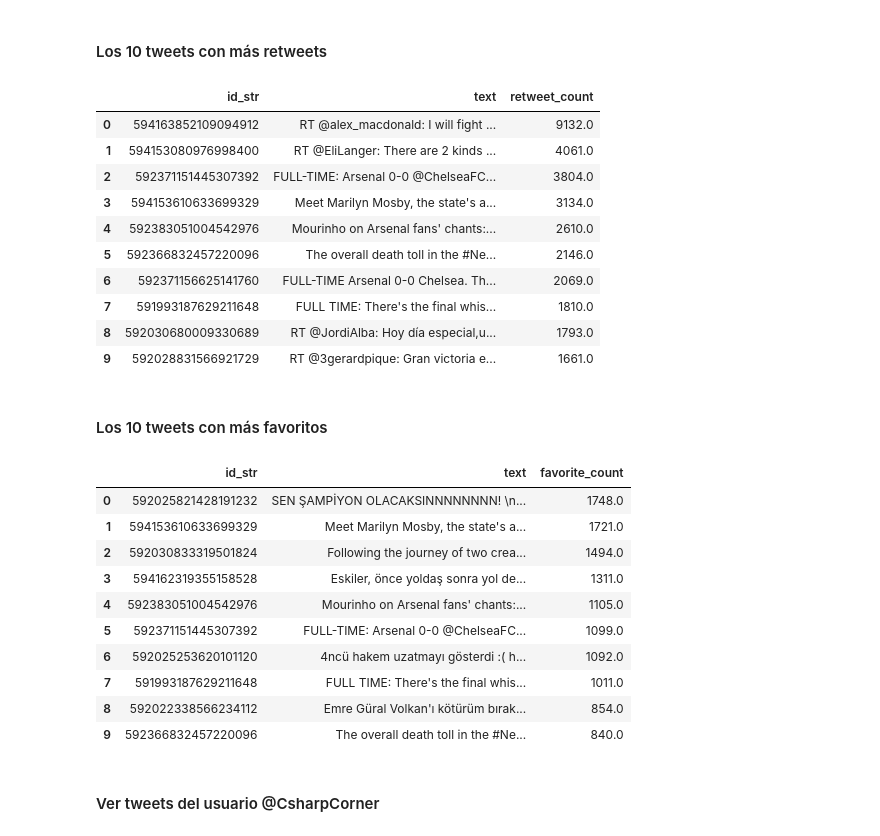
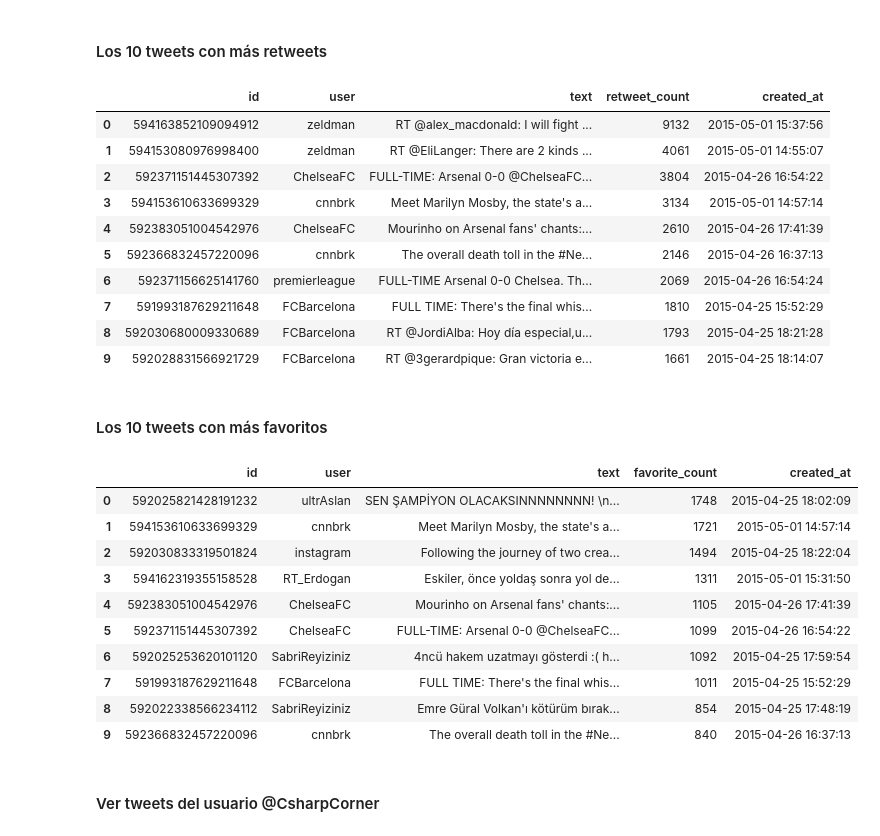
Before and after one commit to javoeria/data-science, a Jupyter notebook: mongodb/pymongo_1.ipynb, the cells around one changed output. Saved outputs shown, nothing was run; the diff lists cells and outputs as text; code cells hidden in the pictures.

```diff
--- a/mongodb/pymongo_1.ipynb
+++ b/mongodb/pymongo_1.ipynb
@@ -21,37 +21,59 @@ print(collection.count(), 'documents')
 # %% [markdown]
 #### Los 10 tweets con más retweets
 # %%
-max_retweets = collection.find().sort('retweet_count', -1).limit(10)
-data = pd.DataFrame(list(max_retweets), columns=['id_str', 'text', 'retweet_count'])
+pipeline = [
+    {'$project':
+      {
+        'id': '$id_str', 'text': '$text', 'user': '$user.screen_name',
+        'retweet_count': {'$toInt': '$retweet_count'},
+        'created_at': {'$dateFromString': {'dateString': '$created_at'}}
+      }
+    },
+    {'$sort': {'retweet_count': -1}},
+    {'$limit': 10}
+]
+max_retweets = collection.aggregate(pipeline)
+data = pd.DataFrame(list(max_retweets), columns=['id', 'user', 'text', 'retweet_count', 'created_at'])
 data
 # %% [output]
-|  | id_str | text | retweet_count |
-| 0 | 594163852109094912 | RT @alex_macdonald: I will fight ... | 9132.0 |
-| 1 | 594153080976998400 | RT @EliLanger: There are 2 kinds ... | 4061.0 |
-| 2 | 592371151445307392 | FULL-TIME: Arsenal 0-0 @ChelseaFC... | 3804.0 |
-| 3 | 594153610633699329 | Meet Marilyn Mosby, the state's a... | 3134.0 |
-| 4 | 592383051004542976 | Mourinho on Arsenal fans' chants:... | 2610.0 |
-| 5 | 592366832457220096 | The overall death toll in the #Ne... | 2146.0 |
-| 6 | 592371156625141760 | FULL-TIME Arsenal 0-0 Chelsea. Th... | 2069.0 |
-| 7 | 591993187629211648 | FULL TIME: There's the final whis... | 1810.0 |
-| 8 | 592030680009330689 | RT @JordiAlba: Hoy día especial,u... | 1793.0 |
-| 9 | 592028831566921729 | RT @3gerardpique: Gran victoria e... | 1661.0 |
+|  | id | user | text | retweet_count | created_at |
+| 0 | 594163852109094912 | zeldman | RT @alex_macdonald: I will fight ... | 9132 | 2015-05-01 15:37:56 |
+| 1 | 594153080976998400 | zeldman | RT @EliLanger: There are 2 kinds ... | 4061 | 2015-05-01 14:55:07 |
+| 2 | 592371151445307392 | ChelseaFC | FULL-TIME: Arsenal 0-0 @ChelseaFC... | 3804 | 2015-04-26 16:54:22 |
+| 3 | 594153610633699329 | cnnbrk | Meet Marilyn Mosby, the state's a... | 3134 | 2015-05-01 14:57:14 |
+| 4 | 592383051004542976 | ChelseaFC | Mourinho on Arsenal fans' chants:... | 2610 | 2015-04-26 17:41:39 |
+| 5 | 592366832457220096 | cnnbrk | The overall death toll in the #Ne... | 2146 | 2015-04-26 16:37:13 |
+| 6 | 592371156625141760 | premierleague | FULL-TIME Arsenal 0-0 Chelsea. Th... | 2069 | 2015-04-26 16:54:24 |
+| 7 | 591993187629211648 | FCBarcelona | FULL TIME: There's the final whis... | 1810 | 2015-04-25 15:52:29 |
+| 8 | 592030680009330689 | FCBarcelona | RT @JordiAlba: Hoy día especial,u... | 1793 | 2015-04-25 18:21:28 |
+| 9 | 592028831566921729 | FCBarcelona | RT @3gerardpique: Gran victoria e... | 1661 | 2015-04-25 18:14:07 |
 # %% [markdown]
 #### Los 10 tweets con más favoritos
 # %%
-max_favorites = collection.find().sort('favorite_count', -1).limit(10)
-data = pd.DataFrame(list(max_favorites), columns=['id_str', 'text', 'favorite_count'])
+pipeline = [
+    {'$project':
+      {
+        'id': '$id_str', 'text': '$text', 'user': '$user.screen_name',
+        'favorite_count': {'$toInt': '$favorite_count'},
+        'created_at': {'$dateFromString': {'dateString': '$created_at'}}
+      }
+    },
+    {'$sort': {'favorite_count': -1}},
+    {'$limit': 10}
+]
+max_favorites = collection.aggregate(pipeline)
+data = pd.DataFrame(list(max_favorites), columns=['id', 'user', 'text', 'favorite_count', 'created_at'])
 data
 # %% [output]
-|  | id_str | text | favorite_count |
-| 0 | 592025821428191232 | SEN ŞAMPİYON OLACAKSINNNNNNNN! \n... | 1748.0 |
-| 1 | 594153610633699329 | Meet Marilyn Mosby, the state's a... | 1721.0 |
-| 2 | 592030833319501824 | Following the journey of two crea... | 1494.0 |
-| 3 | 594162319355158528 | Eskiler, önce yoldaş sonra yol de... | 1311.0 |
-| 4 | 592383051004542976 | Mourinho on Arsenal fans' chants:... | 1105.0 |
-| 5 | 592371151445307392 | FULL-TIME: Arsenal 0-0 @ChelseaFC... | 1099.0 |
-| 6 | 592025253620101120 | 4ncü hakem uzatmayı gösterdi :( h... | 1092.0 |
-| 7 | 591993187629211648 | FULL TIME: There's the final whis... | 1011.0 |
-| 8 | 592022338566234112 | Emre Güral Volkan'ı kötürüm bırak... | 854.0 |
-| 9 | 592366832457220096 | The overall death toll in the #Ne... | 840.0 |
+|  | id | user | text | favorite_count | created_at |
+| 0 | 592025821428191232 | ultrAslan | SEN ŞAMPİYON OLACAKSINNNNNNNN! \n... | 1748 | 2015-04-25 18:02:09 |
+| 1 | 594153610633699329 | cnnbrk | Meet Marilyn Mosby, the state's a... | 1721 | 2015-05-01 14:57:14 |
+| 2 | 592030833319501824 | instagram | Following the journey of two crea... | 1494 | 2015-04-25 18:22:04 |
+| 3 | 594162319355158528 | RT_Erdogan | Eskiler, önce yoldaş sonra yol de... | 1311 | 2015-05-01 15:31:50 |
+| 4 | 592383051004542976 | ChelseaFC | Mourinho on Arsenal fans' chants:... | 1105 | 2015-04-26 17:41:39 |
+| 5 | 592371151445307392 | ChelseaFC | FULL-TIME: Arsenal 0-0 @ChelseaFC... | 1099 | 2015-04-26 16:54:22 |
+| 6 | 592025253620101120 | SabriReyiziniz | 4ncü hakem uzatmayı gösterdi :( h... | 1092 | 2015-04-25 17:59:54 |
+| 7 | 591993187629211648 | FCBarcelona | FULL TIME: There's the final whis... | 1011 | 2015-04-25 15:52:29 |
+| 8 | 592022338566234112 | SabriReyiziniz | Emre Güral Volkan'ı kötürüm bırak... | 854 | 2015-04-25 17:48:19 |
+| 9 | 592366832457220096 | cnnbrk | The overall death toll in the #Ne... | 840 | 2015-04-26 16:37:13 |
 # %% [markdown]
```
Also changed, not shown: parts of 10 cells of this notebook.
